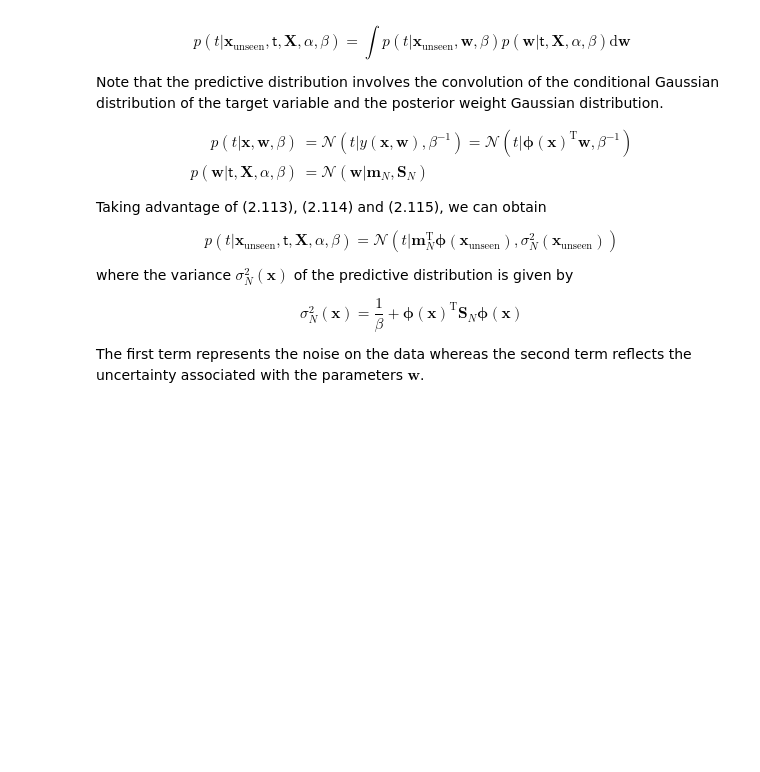
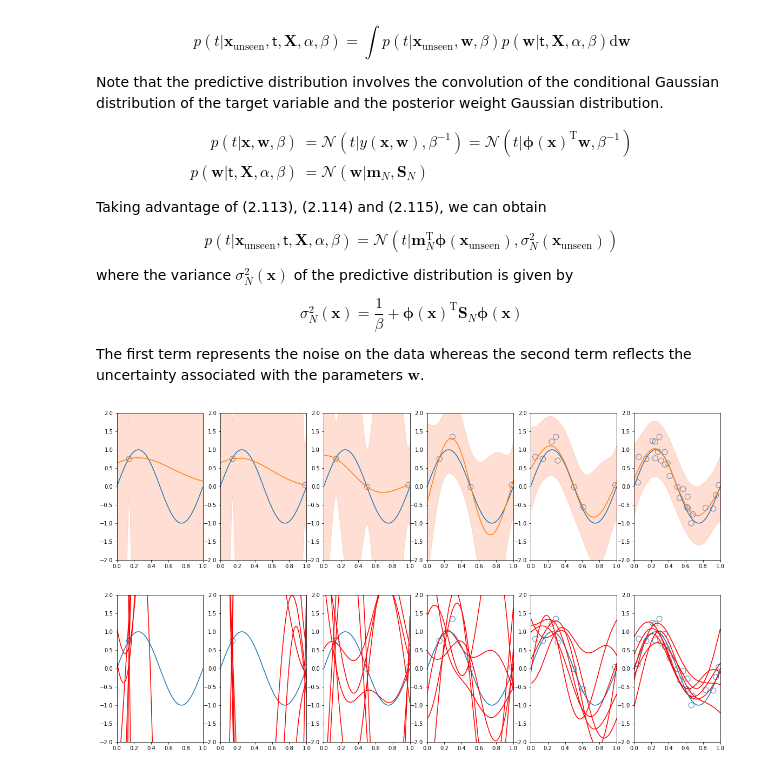
Before and after one commit to vagmcs/PRML, a Jupyter notebook: notebooks/ch3_linear_models_for_regression.ipynb, the cells around one changed output. Drawn from its saved outputs; the diff is of its cells as text; code cells hidden in the pictures; blank space fills up the shorter version.

Commit message:
feat(chapter3): Bayesian regression example figures

```diff
--- a/notebooks/ch3_linear_models_for_regression.ipynb
+++ b/notebooks/ch3_linear_models_for_regression.ipynb
@@ -650,3 +651,59 @@ $$
 $$
 
 The first term represents the noise on the data whereas the second term reflects the uncertainty associated with the parameters $\mathbf{w}$.
+# %%
+N = 25
+
+def sinusoidal(x):
+    return np.sin(2 * np.pi * x)
+
+def create_toy_data(func, sample_size, std):
+    #x = np.linspace(0, 1, sample_size)
+    x = np.random.random(sample_size)
+    t = func(x) + np.random.normal(scale=std, size=x.shape)
+    return x, t
+
+x_train, y_train = create_toy_data(sinusoidal, N, 0.25)
+x_test = np.linspace(0, 1, 100)
+y_test = sinusoidal(x_test)
+
+feature = GaussianBasis(np.linspace(0, 1, 9), 0.1)
+X_train = feature.transform(x_train)
+X_test = feature.transform(x_test)
+
+fig_idx = 1
+plt.figure(figsize=(20, 5))
+for i, x in enumerate(X_train):
+    if i < 4 or i == 7 or i == N - 1:
+        model = BayesianRegression(alpha=1e-3, beta=2.)
+        model.fit(X_train[:i+1], y_train[:i+1])
+        y, y_std = model.predict(X_test, return_std=True)
+
+        plt.subplot(1, 6, fig_idx); fig_idx += 1
+        plt.scatter(x_train[:i+1], y_train[:i+1], s=100, facecolor="none", edgecolor="steelblue")
+        plt.plot(x_test, y_test)
+        plt.plot(x_test, y)
+        plt.fill_between(x_test, y - y_std, y + y_std, color="coral", alpha=0.25)
+        plt.xlim(0, 1); plt.ylim(-2, 2)
+
+plt.show()
+
+
+fig_idx = 1
+plt.figure(figsize=(20, 5))
+for i, x in enumerate(X_train):
+    if i < 4 or i == 7 or i == N - 1:
+        model = BayesianRegression(alpha=1e-3, beta=2.)
+        model.fit(X_train[:i+1], y_train[:i+1])
+        w_samples = model.draw(6)
+
+        plt.subplot(1, 6, fig_idx); fig_idx += 1
+        plt.scatter(x_train[:i+1], y_train[:i+1], s=100, facecolor="none", edgecolor="steelblue")
+        plt.plot(x_test, y_test)
+        plt.plot(x_test, X_test @ w_samples.T, color='red')
+        plt.xlim(0, 1); plt.ylim(-2, 2)
+
+plt.show()
+# %% [output]
+[figure, added]
+[figure, added]
```
Also changed, not shown: parts of 1 cell of this notebook.
